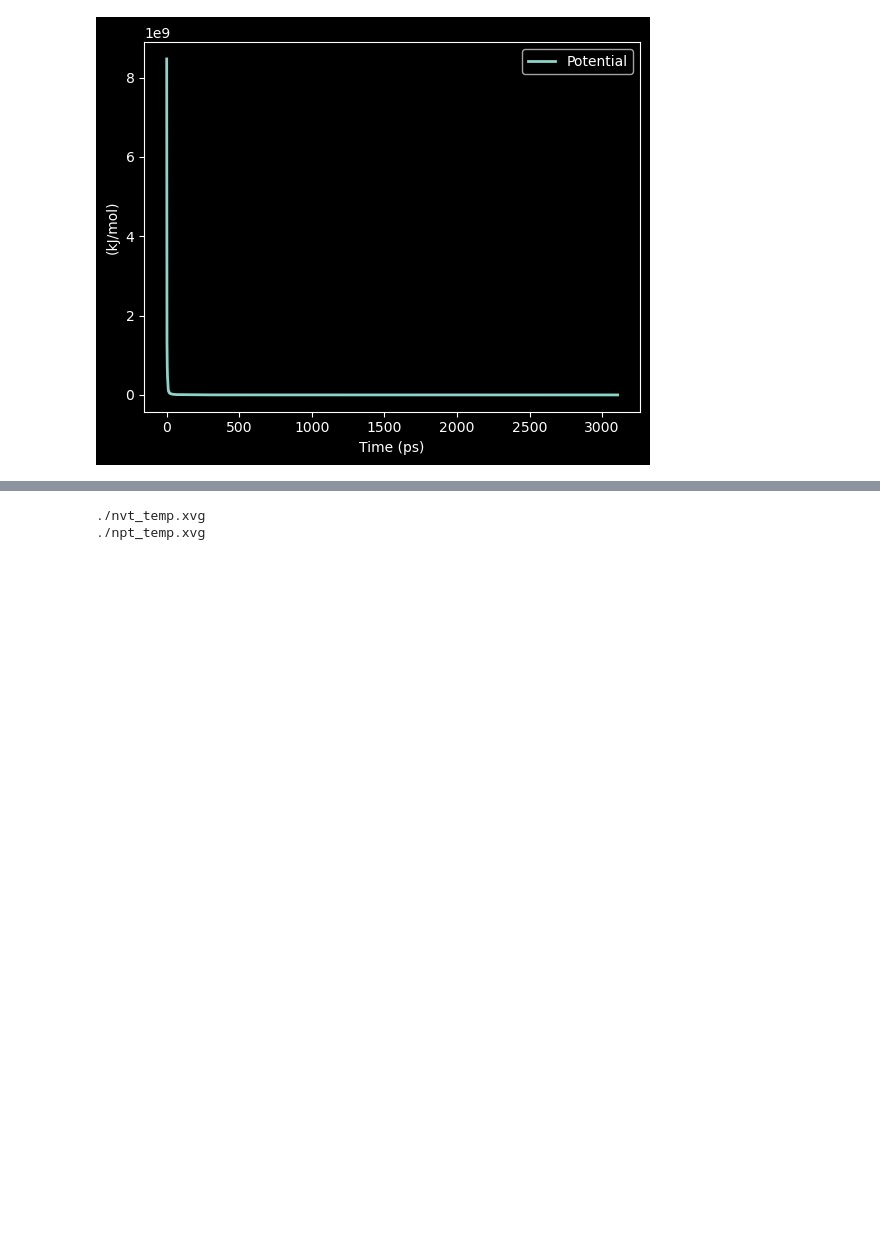
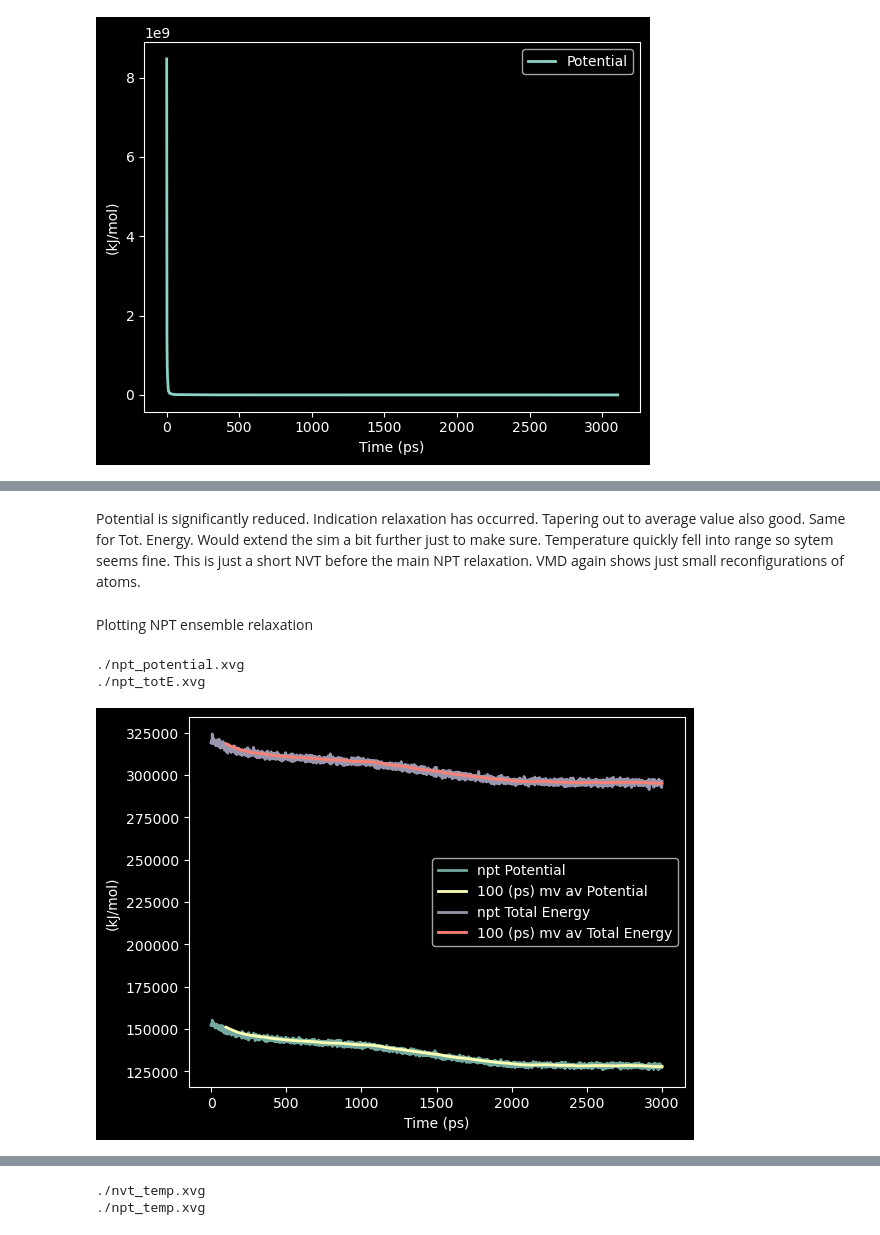
Before and after one commit to meyresearch/polymelts, a Jupyter notebook: analysis.ipynb, the cells around one changed output, grey strips where cells are left out. Drawn from its saved outputs; the diff is of its cells as text; code cells hidden in the pictures; blank space fills up the shorter version.

```diff
--- a/analysis.ipynb
+++ b/analysis.ipynb
@@ -139,0 +201,16 @@ plot3()
+# %% [markdown]
+Potential is significantly reduced. Indication relaxation has occurred. Tapering out to average value also good.
+Same for Tot. Energy.
+Would extend the sim a bit further just to make sure.
+Temperature quickly fell into range so sytem seems fine. This is just a short NVT before the main NPT relaxation.
+VMD again shows just small reconfigurations of atoms.
+# %% [markdown]
+Plotting NPT ensemble relaxation
+# %%
+bigPlot(datatype="potential",prefixes=["npt"],window_size=100)
+bigPlot(datatype="totE",prefixes=["npt"],window_size=100)
+plt.show()
+# %% [output]
+./npt_potential.xvg
+./npt_totE.xvg
+[figure, added]
```
Also changed, not shown: parts of 26 cells of this notebook.
